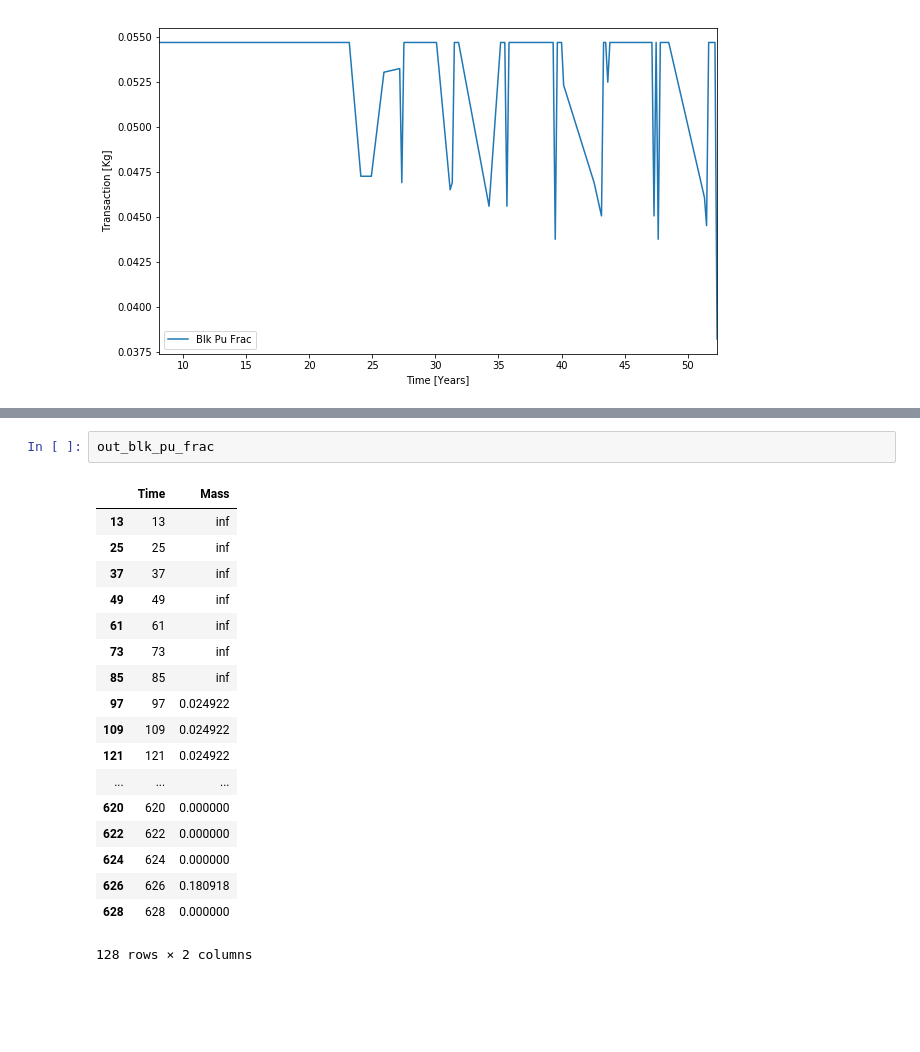
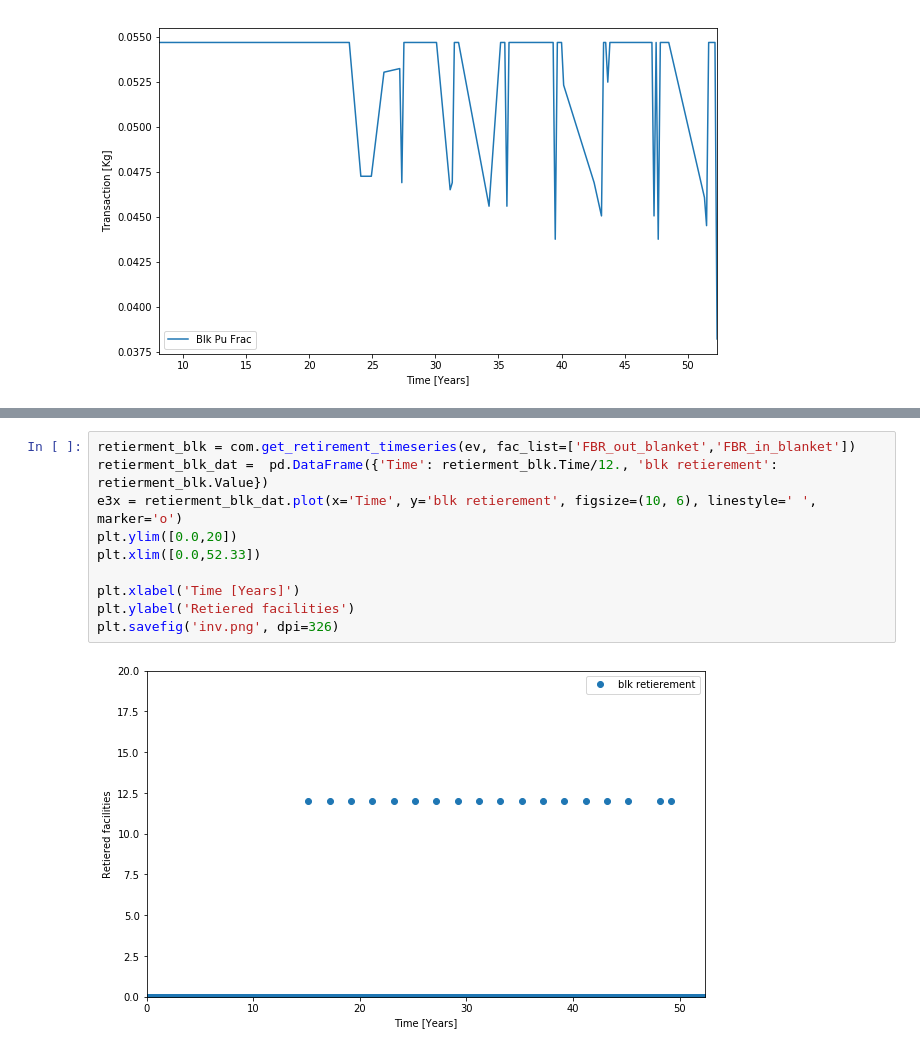
Before and after one commit to Baaaaam/EG30, a Jupyter notebook: EG30_analysis.ipynb, the cells around one changed output, grey strips where cells are left out. Cells and saved outputs as stored; diff of their text form; blank space fills up the shorter version.

```diff
--- a/EG30_analysis.ipynb
+++ b/EG30_analysis.ipynb
@@ -175,21 +154,12 @@ out_blk_pu_frac
-# %%
-out_blk_pu_frac
-# %% [output]
-|  | Time | Mass |
-| 13 | 13 | inf |
-| 25 | 25 | inf |
-| 37 | 37 | inf |
-| 49 | 49 | inf |
-| 61 | 61 | inf |
-| 73 | 73 | inf |
-| 85 | 85 | inf |
-| 97 | 97 | 0.024922 |
-| 109 | 109 | 0.024922 |
-| 121 | 121 | 0.024922 |
-| ... | ... | ... |
-| 620 | 620 | 0.000000 |
-| 622 | 622 | 0.000000 |
-| 624 | 624 | 0.000000 |
-| 626 | 626 | 0.180918 |
-| 628 | 628 | 0.000000 |
-128 rows × 2 columns
+# %%
+retierment_blk = com.get_retirement_timeseries(ev, fac_list=['FBR_out_blanket','FBR_in_blanket'])
+retierment_blk_dat =  pd.DataFrame({'Time': retierment_blk.Time/12., 'blk retierement': retierment_blk.Value})
+e3x = retierment_blk_dat.plot(x='Time', y='blk retierement', figsize=(10, 6), linestyle=' ', marker='o')
+plt.ylim([0.0,20])
+plt.xlim([0.0,52.33])
+
+plt.xlabel('Time [Years]')
+plt.ylabel('Retiered facilities')
+plt.savefig('inv.png', dpi=326)
+# %% [output]
+[figure, added]
```
Also changed, not shown: parts of 4 cells of this notebook, 1 other file.
